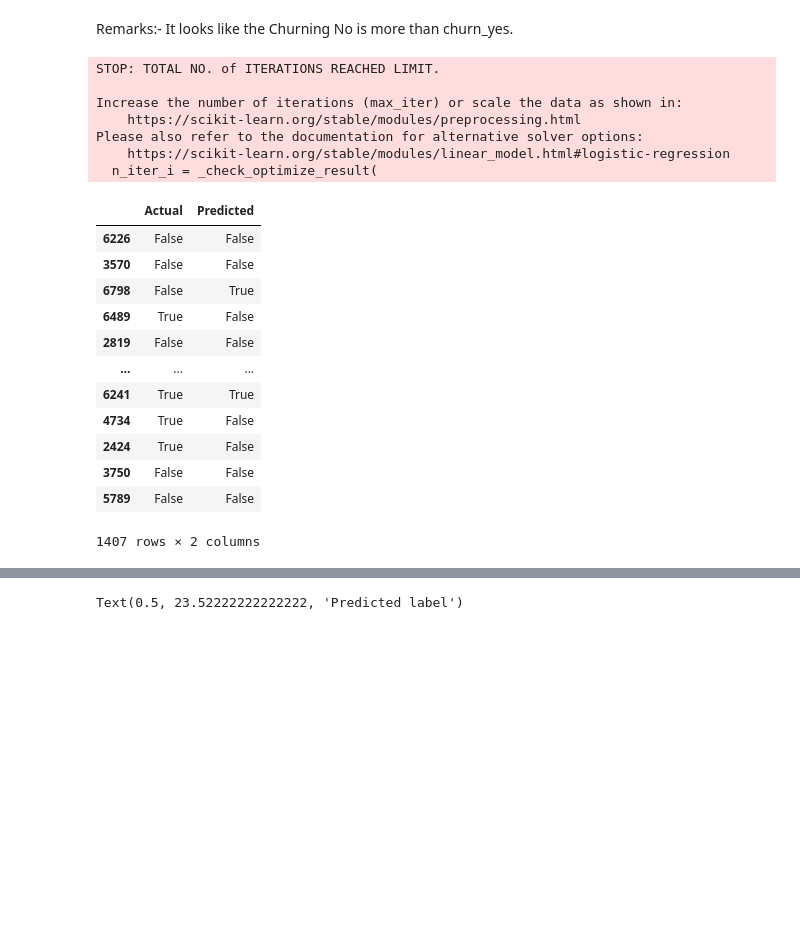
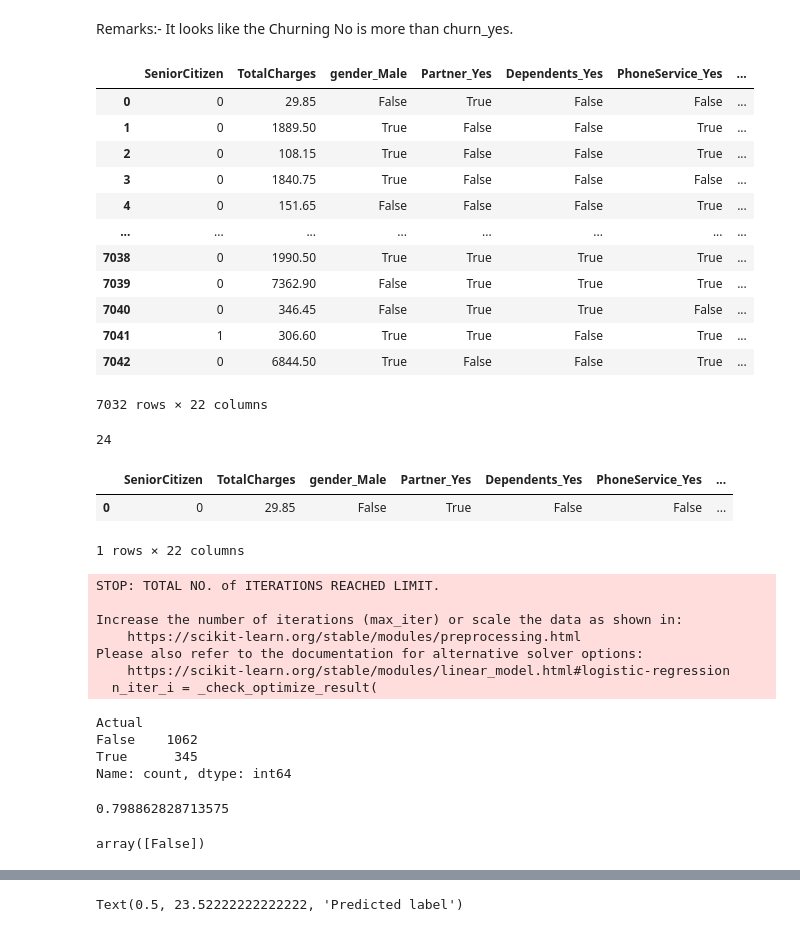
Before and after one commit to Muhammed-Rashid-07/customer_churn_prediction, a Jupyter notebook: analysis.ipynb, the cells around one changed output, grey strips where cells are left out. Cells and saved outputs as stored; diff of their text form; code cells hidden in the pictures; blank space fills up the shorter version.

Commit message:
prediction model completed successfully

```diff
--- a/analysis.ipynb
+++ b/analysis.ipynb
@@ -83,5 +93,10 @@ categorical_df = df.drop(['SeniorCitizen','tenure','MonthlyCharges','TotalCharge
 categorical_df.drop('customerID',axis=1,inplace=True)
 # %%
 df['TotalCharges'] = pd.to_numeric(df['TotalCharges'], errors='coerce').astype(float)
+# %%
+columns_to_replace = ['MultipleLines', 'OnlineSecurity', 'OnlineBackup', 'DeviceProtection', 'TechSupport', 'StreamingTV', 'StreamingMovies']
+
+for column in columns_to_replace:
+    df[column] = df[column].replace('No internet service', 'No')
 # %%
 categorical_df = df.select_dtypes(include='object')
@@ -109,2 +128,4 @@ Churn  :  ['No' 'Yes']
+# %%
+df.drop(['customerID'],axis=1,inplace=True)
 # %%
 categorical_df = df.select_dtypes(include='object').columns.tolist()
@@ -119,5 +163,6 @@ df_encoded.head(2)
 # %%
-df.drop('customerID',axis=1,inplace=True)
+df_encoded.drop(['tenure'],axis=1,inplace=True)
+df_encoded.drop(['MonthlyCharges'],axis=1,inplace=True)
 # %%
 numerical_df = df.select_dtypes(include='number')
 numerical_df.drop(columns='SeniorCitizen',axis=1,inplace=True)
@@ -155,14 +188,35 @@ sns.countplot(x='Churn_Yes',data=df_encoded)
 # %% [markdown]
 Remarks:-
  It looks like the Churning No is more than churn_yes.
-# %%
-### Split data into independent and dependent variables
-
-df_encoded.drop('customerID',axis=1,inplace=True)
 # %%
 df_encoded.dropna(inplace=True)
 X = df_encoded.drop('Churn_Yes',axis=1)
 y = df_encoded['Churn_Yes']
+X
+# %% [output]
+|  | SeniorCitizen | TotalCharges | gender_Male | Partner_Yes | Dependents_Yes | PhoneService_Yes | ... |
+| 0 | 0 | 29.85 | False | True | False | False | ... |
+| 1 | 0 | 1889.50 | True | False | False | True | ... |
+| 2 | 0 | 108.15 | True | False | False | True | ... |
+| 3 | 0 | 1840.75 | True | False | False | False | ... |
+| 4 | 0 | 151.65 | False | False | False | True | ... |
+| ... | ... | ... | ... | ... | ... | ... | ... |
+| 7038 | 0 | 1990.50 | True | True | True | True | ... |
+| 7039 | 0 | 7362.90 | False | True | True | True | ... |
+| 7040 | 0 | 346.45 | False | True | True | False | ... |
+| 7041 | 1 | 306.60 | True | True | False | True | ... |
+| 7042 | 0 | 6844.50 | True | False | False | True | ... |
+7032 rows × 22 columns
+# %%
+len(X.columns)
+# %% [output]
+24
+# %%
+X[:1]
+# %% [output]
+|  | SeniorCitizen | TotalCharges | gender_Male | Partner_Yes | Dependents_Yes | PhoneService_Yes | ... |
+| 0 | 0 | 29.85 | False | True | False | False | ... |
+1 rows × 22 columns
 # %%
 from sklearn.model_selection import train_test_split
 from sklearn.linear_model import LogisticRegression
@@ -180,7 +234,7 @@ classifier.fit(X_train,y_train)
 #prediction
 y_pred = classifier.predict(X_test)
 result = pd.DataFrame({'Actual' : y_test, 'Predicted' : y_pred})
-result
+result['Actual'].value_counts()
 # %% [output]
 STOP: TOTAL NO. of ITERATIONS REACHED LIMIT.
 
@@ -189,16 +243,25 @@ Increase the number of iterations (max_iter) or scale the data as shown in:
 Please also refer to the documentation for alternative solver options:
     https://scikit-learn.org/stable/modules/linear_model.html#logistic-regression
   n_iter_i = _check_optimize_result(
-|  | Actual | Predicted |
-| 6226 | False | False |
-| 3570 | False | False |
-| 6798 | False | True |
-| 6489 | True | False |
-| 2819 | False | False |
-| ... | ... | ... |
-| 6241 | True | True |
-| 4734 | True | False |
-| 2424 | True | False |
-| 3750 | False | False |
-| 5789 | False | False |
-1407 rows × 2 columns
+Actual
+False    1062
+True      345
+Name: count, dtype: int64
+# %%
+result['Predicted'].value_counts()
+accuracy_score1 = accuracy_score(y_true=y_test,y_pred=y_pred)
+accuracy_score1
+# %% [output]
+0.798862828713575
+# %%
+data_point =
+# Convert the data point to a DataFrame with a single row
+data_point_df = pd.DataFrame([data_point])
+
+# Use the trained classifier to make a prediction for the single data point
+prediction = classifier.predict(data_point_df)
+
+# The 'prediction' variable now contains the predicted outcome (0 or 1)
+prediction
+# %% [output]
+array([False])
```
Also changed, not shown: parts of 23 cells of this notebook, 13 other files.
